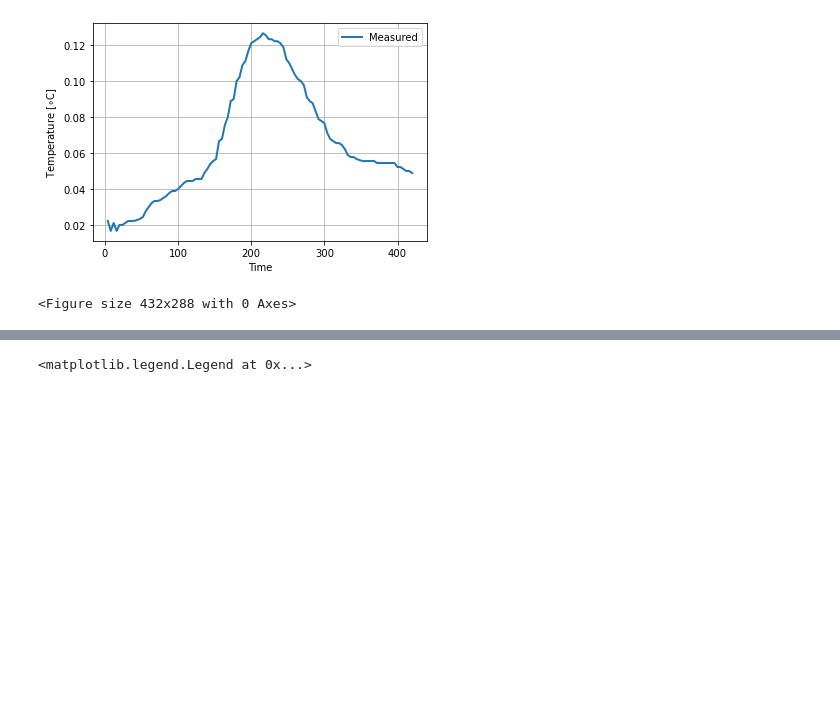
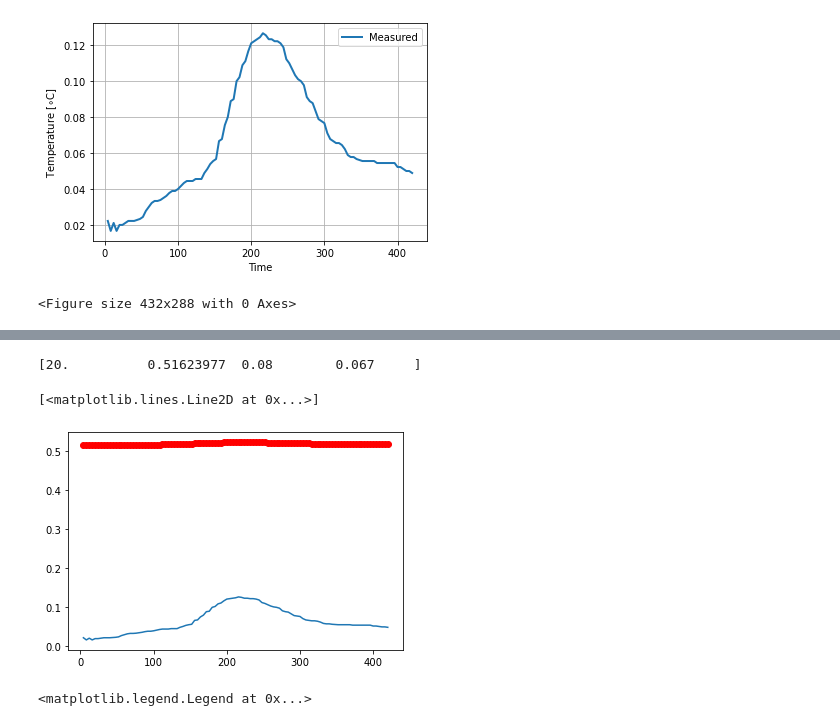
Before and after one commit to margolek/Study, a Jupyter notebook: Semester_6/Methods_of_Object_Identification/Project/Flotation model coefficients.ipynb, the cells around one changed output, grey strips where cells are left out. Cells and saved outputs as stored; diff of their text form; code cells hidden in the pictures; blank space fills up the shorter version.

```diff
--- a/Semester_6/Methods_of_Object_Identification/Project/Flotation model coefficients.ipynb
+++ b/Semester_6/Methods_of_Object_Identification/Project/Flotation model coefficients.ipynb
@@ -44,32 +74,37 @@ def temperature(t,z,Tp,V,D):
 # %%
 # !pip install lmfit
 # %%
-# from scipy.optimize import curve_fit, leastsq
-# from scipy.special import expit
+from scipy.optimize import curve_fit, leastsq
+from scipy.special import expit
 
 
 
 
-# t = my_data['Time'].values
-# t = expit(t)
+t = my_data['Time'].values
 
-# temp = my_data['Temperature'].values
-# temp = expit(temp)
+t = expit(t)
 
-# c,cov = curve_fit(temperature,t,temp,g)
+temp = my_data['Temperature'].values
+temp = expit(temp)
+g = [1,1,1,1]
+c,cov = curve_fit(temperature,t,temp,g)
 
 
-# print(c)
+print(c)
 
 
-# n = len(my_data['Time'])
-# y = np.empty(n)
-# for i in range(n):
-#     y[i] = temperature(my_data['Time'][i],c[0],c[1],c[2],c[3])
+n = len(my_data['Time'])
+y = np.empty(n)
+for i in range(n):
+    y[i] = temperature(my_data['Time'][i],c[0],c[1],c[2],c[3])
 
-# %matplotlib inline
-# plt.plot(my_data['Time'],my_data['Temperature'])
-# plt.plot(my_data['Time'],y,'ro')
+%matplotlib inline
+plt.plot(my_data['Time'],my_data['Temperature'])
+plt.plot(my_data['Time'],y,'ro')
+# %% [output]
+[20.          0.51623977  0.08        0.067     ]
+[<matplotlib.lines.Line2D at 0x...>]
+[figure, added]
 # %%
 g = [20,0.0027,0.08,0.067]
 k = 14.3
```
Also changed, not shown: parts of 9 cells of this notebook, 1 other file.
